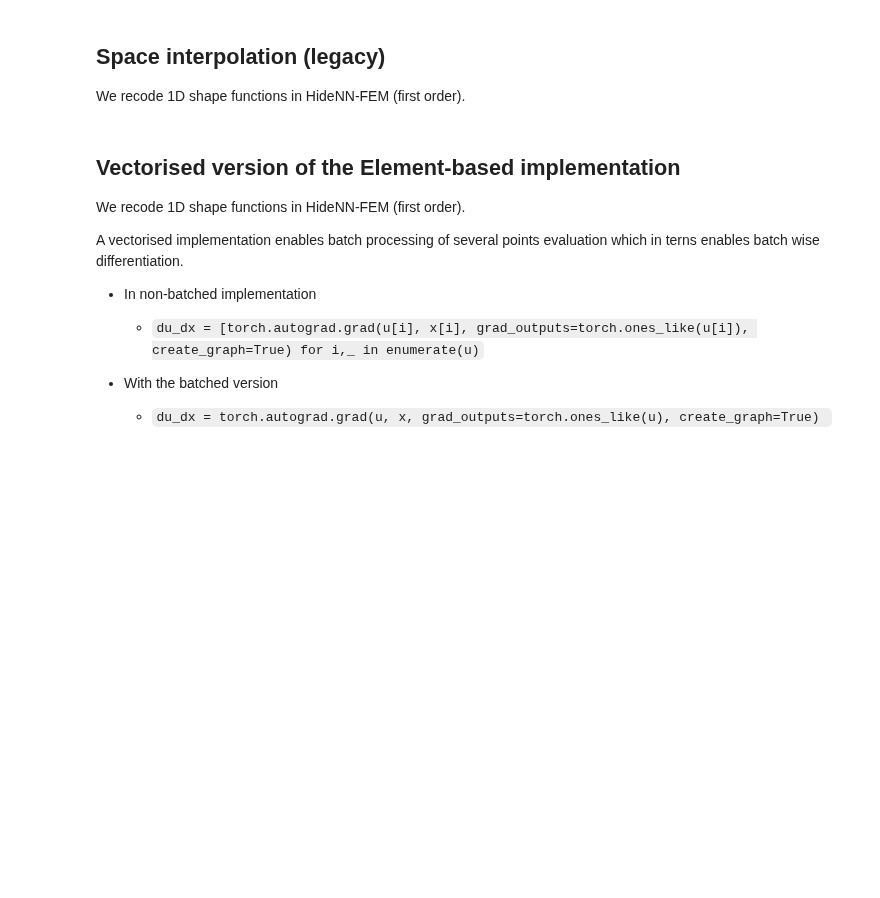
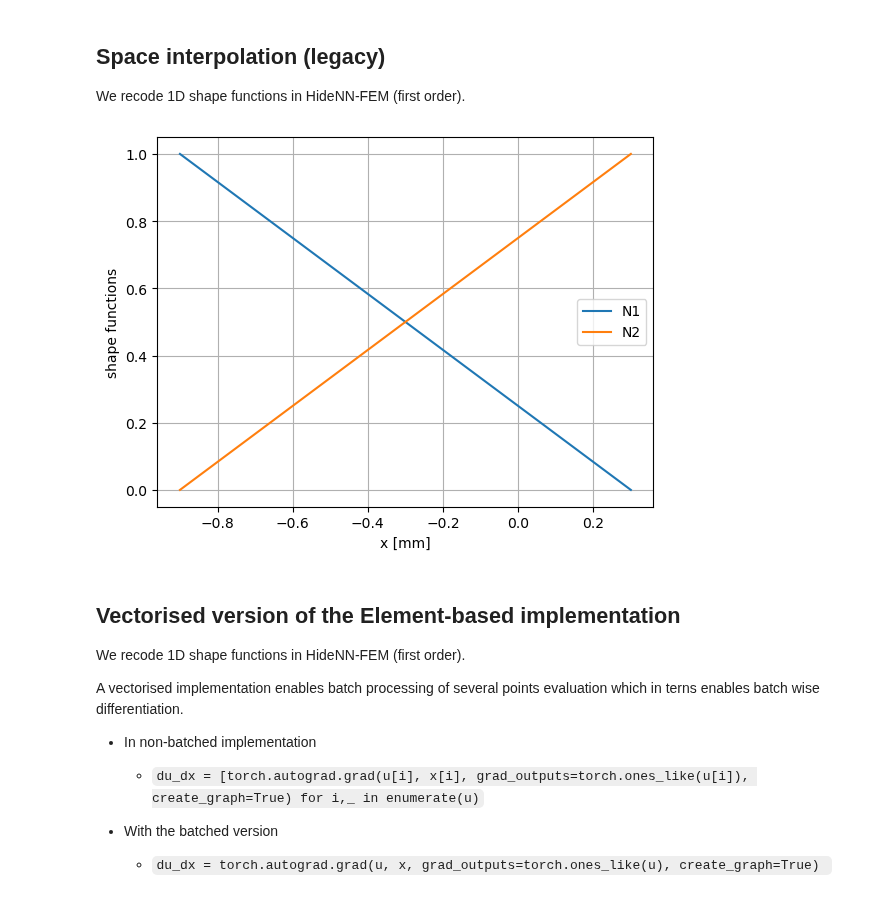
Before and after one commit to AlexandreDabySeesaram/Simplified_1D_NeuROM, a Jupyter notebook: demos/1D_element_based_LBFGS.ipynb, the cells around one changed output. Drawn from its saved outputs; the diff is of its cells as text; code cells hidden in the pictures; blank space fills up the shorter version.

```diff
--- a/demos/1D_element_based_LBFGS.ipynb
+++ b/demos/1D_element_based_LBFGS.ipynb
@@ -21,59 +21,61 @@ We recode 1D shape functions in HideNN-FEM (first order).
 class mySF1D_elementBased(nn.Module):
     def __init__(self, left = -1.,  right = 1.):
         super().__init__()
 
         self.left   = left
         self.right  = right
 
         # To easily transfer to CUDA or change dtype of whole model
         self.register_buffer('one', torch.tensor([1], dtype=torch.float32))
 
     def forward(self, x=None, training=False):
         if training : x = (self.left + self.right) / torch.tensor(2., requires_grad=True)
         sf1 = - (x - self.left) / (self.right - self.left) + self.one
         sf2 = (x - self.left)/(self.right - self.left)
         if training : return  sf1, sf2, self.right - self.left, x
         else : return  sf1, sf2
 
 
 l, r    =  -0.9, 0.3
 mySF    = mySF1D_elementBased(left = l, right = r)
 
 XX      = torch.linspace(l,r,100)
 s1, s2  = mySF(XX)
-# plt.plot(XX.data, s1.data,label='N1')
-# plt.plot(XX.data, s2.data,label='N2')
-# plt.grid()
-# plt.xlabel("x [mm]")
-# plt.ylabel("shape functions")
-# plt.legend()
-# plt.show()
+plt.plot(XX.data, s1.data,label='N1')
+plt.plot(XX.data, s2.data,label='N2')
+plt.grid()
+plt.xlabel("x [mm]")
+plt.ylabel("shape functions")
+plt.legend()
+plt.show()
 
 
 
-fig = go.Figure()
+# fig = go.Figure()
 
-fig.add_trace(go.Scatter(x=XX.data, y=s1.data, name='N1',    line=dict(color='#01426a')))
+# fig.add_trace(go.Scatter(x=XX.data, y=s1.data, name='N1',    line=dict(color='#01426a')))
 
-fig.add_trace(go.Scatter(x=XX.data, y=s2.data, name='N2', line=dict(color='#CE0037')))
+# fig.add_trace(go.Scatter(x=XX.data, y=s2.data, name='N2', line=dict(color='#CE0037')))
 
-fig.update_layout(
-    margin=dict(l=0, r=0, t=0, b=0),
-    plot_bgcolor='rgba(0,0,0,0)',  # Remove background color
-    width=700,
-    height=400,
-    xaxis=dict(title='x [mm]',
-    showgrid=True,
-    gridcolor='lightgray'),
-    yaxis=dict(title='u(x) [mm]',
-    showgrid=True,
-    gridcolor='lightgray',
-    titlefont=dict(color='#01426a'),
-    tickfont=dict(color='#01426a'),),
-    legend=dict(x=0, y=1, traceorder="normal")
-)
+# fig.update_layout(
+#     margin=dict(l=0, r=0, t=0, b=0),
+#     plot_bgcolor='rgba(0,0,0,0)',  # Remove background color
+#     width=700,
+#     height=400,
+#     xaxis=dict(title='x [mm]',
+#     showgrid=True,
+#     gridcolor='lightgray'),
+#     yaxis=dict(title='u(x) [mm]',
+#     showgrid=True,
+#     gridcolor='lightgray',
+#     titlefont=dict(color='#01426a'),
+#     tickfont=dict(color='#01426a'),),
+#     legend=dict(x=0, y=1, traceorder="normal")
+# )
 
-fig.show()
+# fig.show()
+# %% [output]
+[figure, added]
 # %% [markdown]
 ## Vectorised version of the Element-based implementation
 
```
Also changed, not shown: parts of 3 cells of this notebook.
